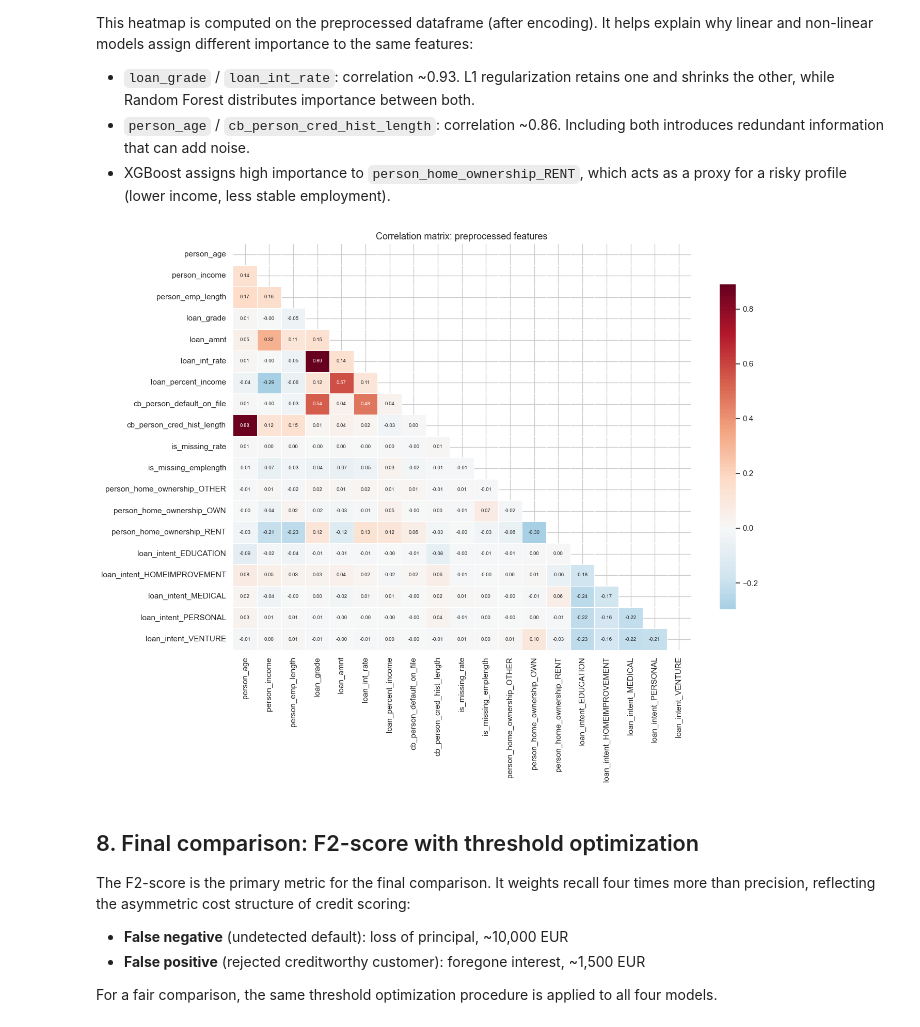
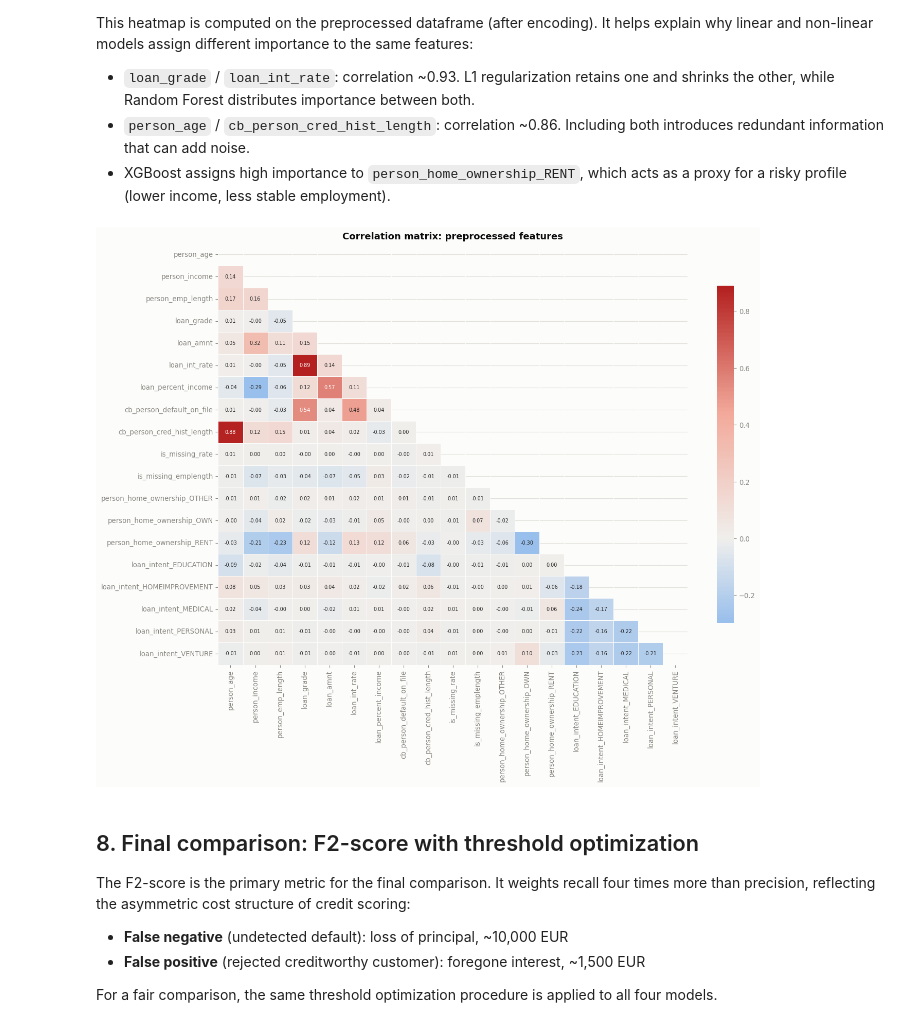
Before and after one commit to RedaAllab/credit-risk-classification, a Jupyter notebook: notebooks/credit_risk_modeling_en.ipynb, the cells around one changed output. Cells and saved outputs as stored; diff of their text form; code cells hidden in the pictures.

```diff
--- a/notebooks/credit_risk_modeling_en.ipynb
+++ b/notebooks/credit_risk_modeling_en.ipynb
@@ -42,9 +42,12 @@ from sklearn.metrics import (
 
 from src.preprocessing import load_dataset, clean_dataset, encode_features, split_features_target
 from src.evaluation import find_best_f2_threshold, plot_confusion_and_roc
+from src.style import (
+    set_style, BLUE, RED, MODEL_COLORS, MODEL_SEQUENTIAL, DIVERGING_BLUE_RED, AXIS_LINE,
+)
 
 RANDOM_STATE = 42
-sns.set_theme(style='whitegrid')
+set_style()
 # %% [markdown]
 ## 2. Preprocessing
 
@@ -457,20 +465,20 @@ This heatmap is computed on the preprocessed dataframe (after encoding). It help
 # %%
 corr_matrix = X.corr()   # correlation computed on features only
 
 plt.figure(figsize=(14, 11))
 mask = np.triu(np.ones_like(corr_matrix, dtype=bool))
 sns.heatmap(
     corr_matrix, mask=mask,
-    annot=True, fmt='.2f', cmap='RdBu_r', center=0,
-    linewidths=.4, annot_kws={'size': 7},
+    annot=True, fmt='.2f', cmap=DIVERGING_BLUE_RED, center=0,
+    linewidths=.4, linecolor='#fcfcfb', annot_kws={'size': 7},
     cbar_kws={'shrink': .8}
 )
 plt.title('Correlation matrix: preprocessed features', fontsize=13)
 plt.tight_layout()
 plt.savefig('correlation_matrix.png', dpi=150, bbox_inches='tight')
 plt.show()
 # %% [output]
-[figure, old version]
+[figure, new version]
 # %% [markdown]
 ## 8. Final comparison: F2-score with threshold optimization
 
```
Also changed, not shown: parts of 8 cells of this notebook, 5 other files.
